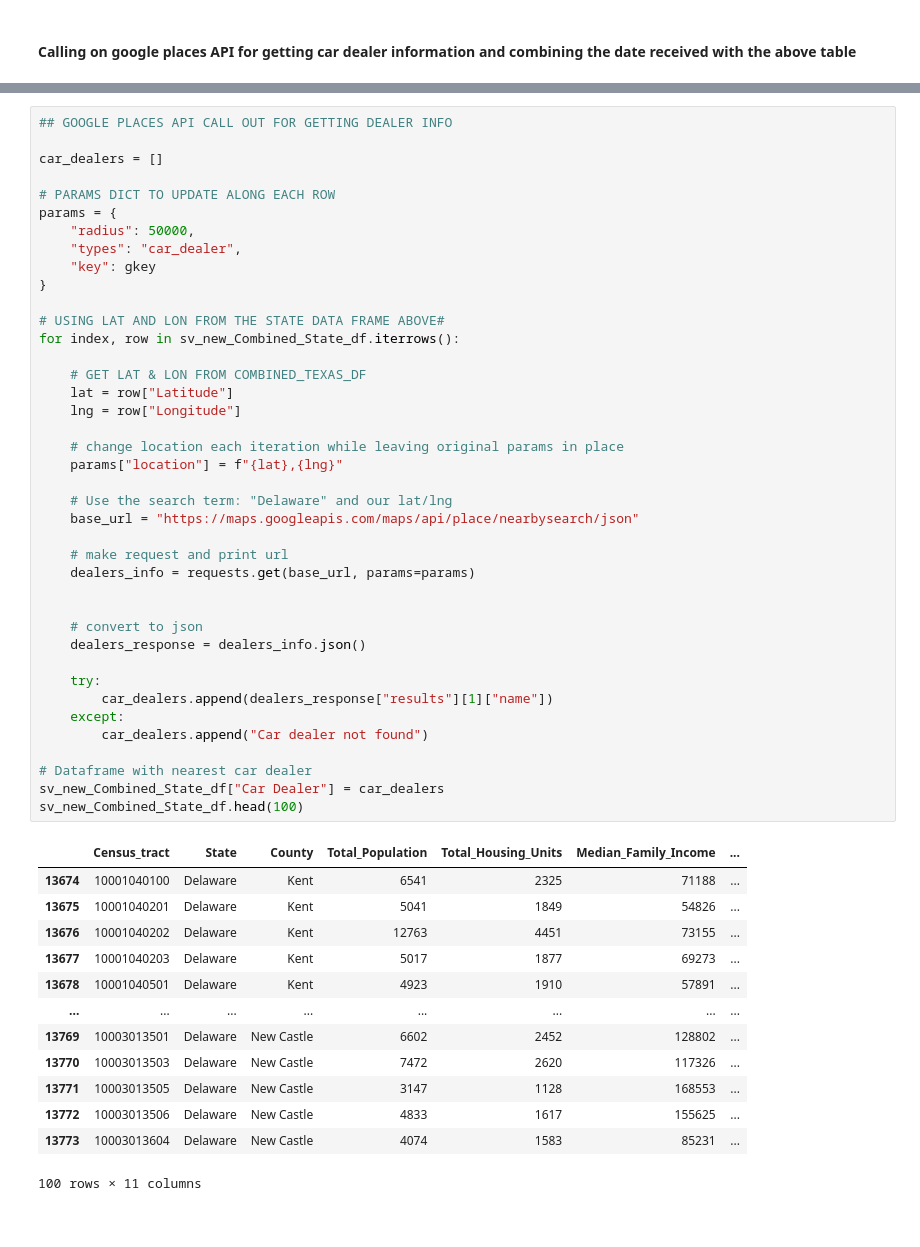
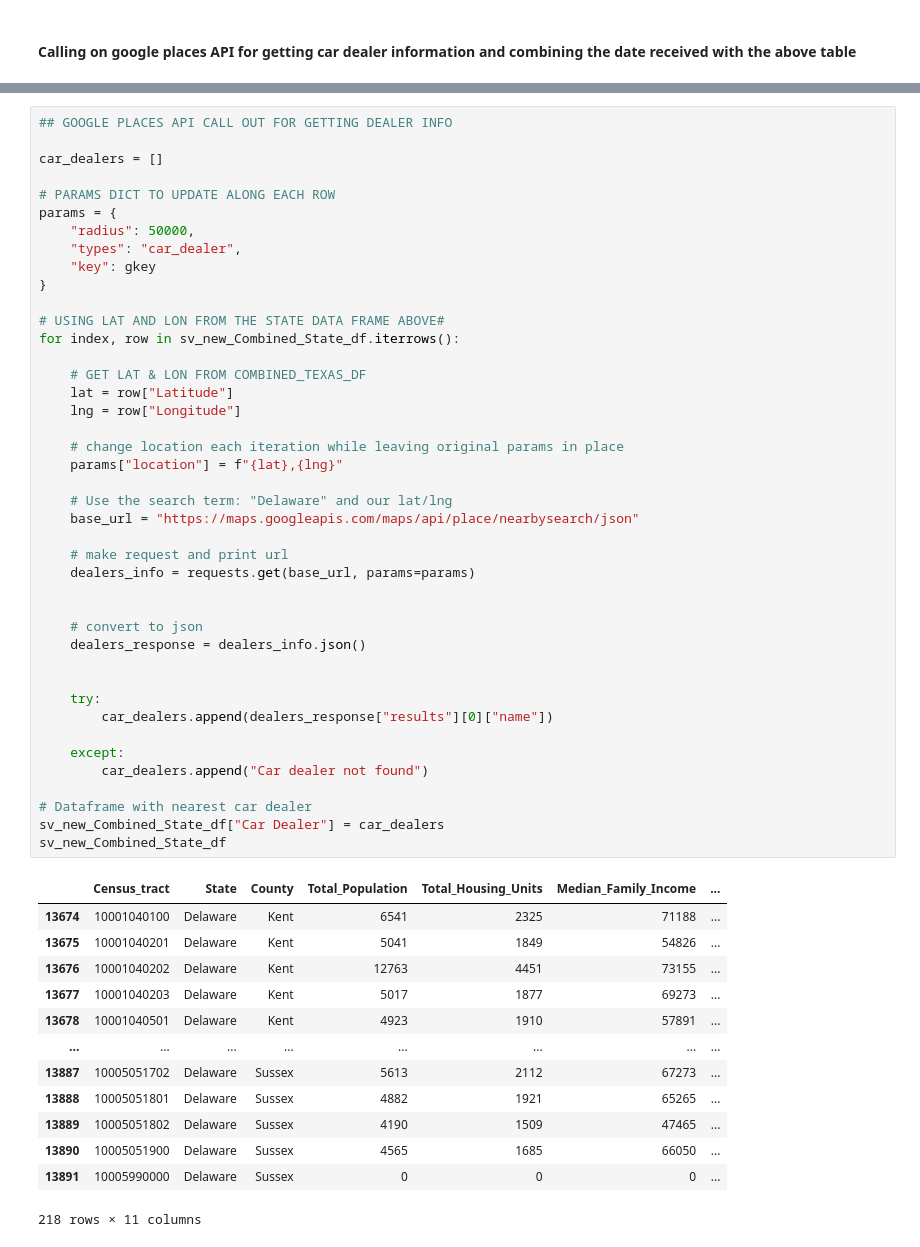
Before and after one commit to hardik77us/ETL-Project, a Jupyter notebook: Program Files/ETL-Program.ipynb, the cells around one changed output, grey strips where cells are left out. Drawn from its saved outputs; the diff is of its cells as text.

Commit message:
Updated the codes to remove the last entry and also edited the code to read the nearest car dealer

```diff
--- a/Program Files/ETL-Program.ipynb
+++ b/Program Files/ETL-Program.ipynb
@@ -149,38 +163,40 @@ for index, row in sv_new_Combined_State_df.iterrows():
     lat = row["Latitude"]
     lng = row["Longitude"]
 
     # change location each iteration while leaving original params in place
     params["location"] = f"{lat},{lng}"
 
     # Use the search term: "Delaware" and our lat/lng
     base_url = "https://maps.googleapis.com/maps/api/place/nearbysearch/json"
 
     # make request and print url
     dealers_info = requests.get(base_url, params=params)
 
 
     # convert to json
     dealers_response = dealers_info.json()
 
+
     try:
-        car_dealers.append(dealers_response["results"][1]["name"])
+        car_dealers.append(dealers_response["results"][0]["name"])
+
     except:
         car_dealers.append("Car dealer not found")
 
 # Dataframe with nearest car dealer
 sv_new_Combined_State_df["Car Dealer"] = car_dealers
-sv_new_Combined_State_df.head(100)
+sv_new_Combined_State_df
 # %% [output]
 |  | Census_tract | State | County | Total_Population | Total_Housing_Units | Median_Family_Income | ... |
 | 13674 | 10001040100 | Delaware | Kent | 6541 | 2325 | 71188 | ... |
 | 13675 | 10001040201 | Delaware | Kent | 5041 | 1849 | 54826 | ... |
 | 13676 | 10001040202 | Delaware | Kent | 12763 | 4451 | 73155 | ... |
 | 13677 | 10001040203 | Delaware | Kent | 5017 | 1877 | 69273 | ... |
 | 13678 | 10001040501 | Delaware | Kent | 4923 | 1910 | 57891 | ... |
 | ... | ... | ... | ... | ... | ... | ... | ... |
-| 13769 | 10003013501 | Delaware | New Castle | 6602 | 2452 | 128802 | ... |
-| 13770 | 10003013503 | Delaware | New Castle | 7472 | 2620 | 117326 | ... |
-| 13771 | 10003013505 | Delaware | New Castle | 3147 | 1128 | 168553 | ... |
-| 13772 | 10003013506 | Delaware | New Castle | 4833 | 1617 | 155625 | ... |
-| 13773 | 10003013604 | Delaware | New Castle | 4074 | 1583 | 85231 | ... |
+| 13887 | 10005051702 | Delaware | Sussex | 5613 | 2112 | 67273 | ... |
+| 13888 | 10005051801 | Delaware | Sussex | 4882 | 1921 | 65265 | ... |
+| 13889 | 10005051802 | Delaware | Sussex | 4190 | 1509 | 47465 | ... |
+| 13890 | 10005051900 | Delaware | Sussex | 4565 | 1685 | 66050 | ... |
+| 13891 | 10005990000 | Delaware | Sussex | 0 | 0 | 0 | ... |
-100 rows × 11 columns
+218 rows × 11 columns
```
Also changed, not shown: parts of 6 cells of this notebook.
